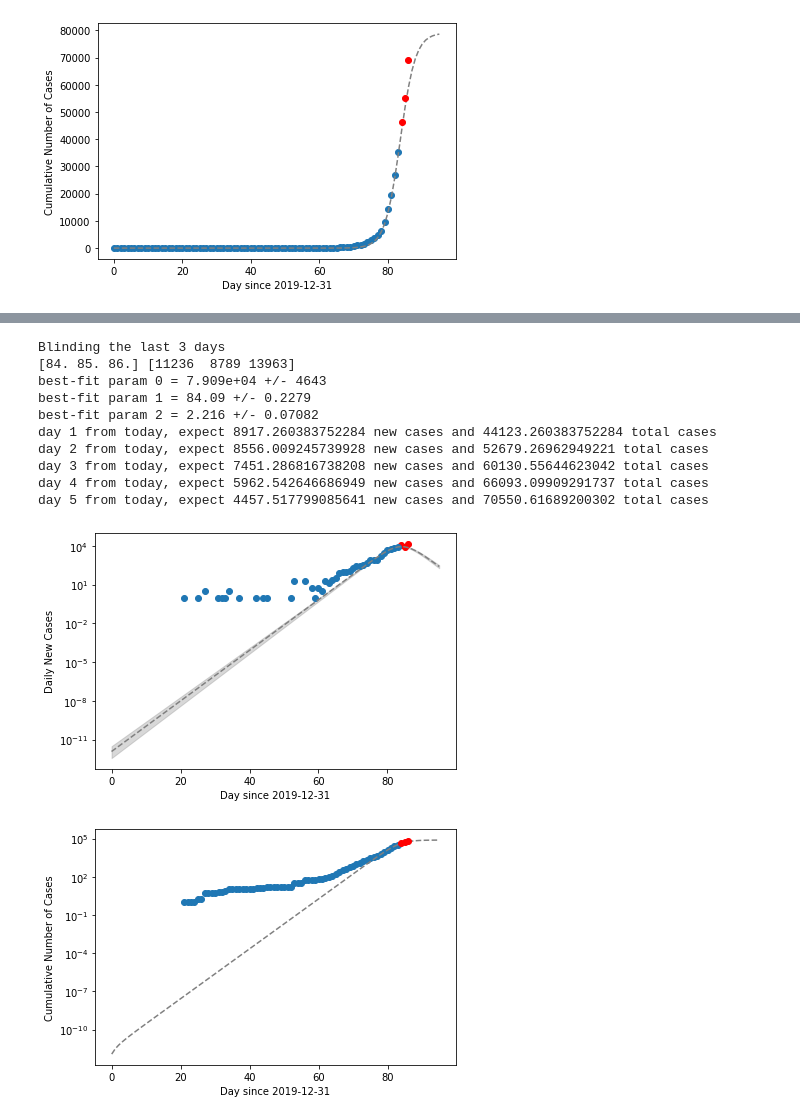
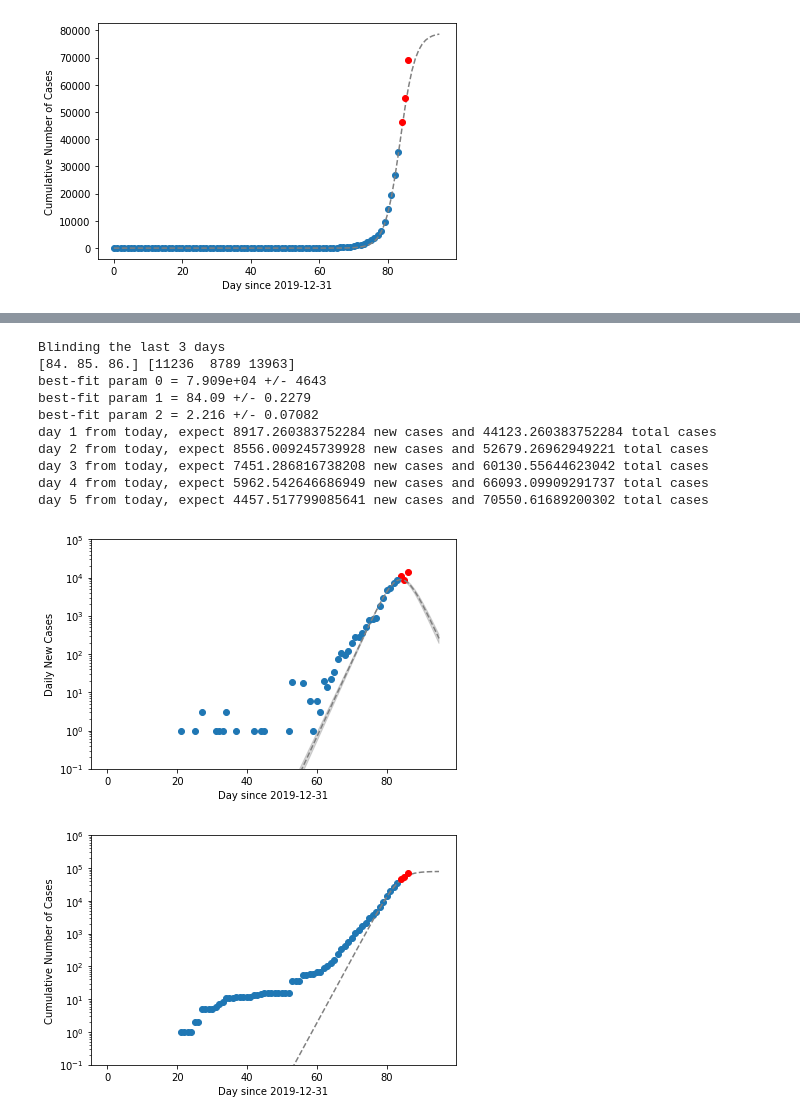
Before and after one commit to qi-feng/corona, a Jupyter notebook: corona.ipynb, the cells around one changed output, grey strips where cells are left out. Cells and saved outputs as stored; diff of their text form; code cells hidden in the pictures.

```diff
--- a/corona.ipynb
+++ b/corona.ipynb
@@ -185,7 +185,8 @@ Text(0, 0.5, 'Daily New Cases')
 [figure]
 # %%
 def check_country(country="China", model=logistic_dNdt, p0=[4000, 35, 5],
-                  blind=0, out_string="COVID_Mar26", ylog=False):
+                  blind=0, out_string="COVID_Mar26",
+                  ylog=False, ylim_new=None, ylim_cum=None):
     dfch = df[df["Countries and territories"]==country]
 
     t0ch = dfch["DateRep"].min()
@@ -219,6 +220,9 @@ def check_country(country="China", model=logistic_dNdt, p0=[4000, 35, 5],
 
     if ylog:
         plt.yscale('log')
+    if ylim_new is not None:
+        plt.ylim(ylim_new)
+
     #set axis labels
     plt.xlabel("Day since 2019-12-31")
     plt.ylabel("Daily New Cases")
@@ -245,6 +249,8 @@ def check_country(country="China", model=logistic_dNdt, p0=[4000, 35, 5],
 
     if ylog:
         plt.yscale('log')
+    if ylim_cum is not None:
+        plt.ylim(ylim_cum)
     plt.tight_layout()
 
     for i in range(5):
@@ -435,18 +443,19 @@ day 5 from today, expect 34119.44612201417 new cases and 114457.41037586071 tota
 # %%
 check_country(country="United_States_of_America", model=logistic_dNdt, p0=[20000, 90, 10],
-              blind=3, out_string="Mar26_logistic_blind3days_semilog", ylog=True)
+              blind=3, out_string="Mar26_logistic_blind3days_semilog", ylog=True,
+              ylim_new=[1e-1, 1e5], ylim_cum=[1e-1, 1e6], )
 # %% [output]
 Blinding the last 3 days
 [84. 85. 86.] [11236  8789 13963]
 best-fit param 0 = 7.909e+04 +/- 4643
 best-fit param 1 = 84.09 +/- 0.2279
 best-fit param 2 = 2.216 +/- 0.07082
 day 1 from today, expect 8917.260383752284 new cases and 44123.260383752284 total cases
 day 2 from today, expect 8556.009245739928 new cases and 52679.26962949221 total cases
 day 3 from today, expect 7451.286816738208 new cases and 60130.55644623042 total cases
 day 4 from today, expect 5962.542646686949 new cases and 66093.09909291737 total cases
 day 5 from today, expect 4457.517799085641 new cases and 70550.61689200302 total cases
-[figure, old version]
+[figure, new version]
-[figure, old version]
+[figure, new version]
 # %%
 import geopandas as gpd
```
Also changed, not shown: parts of 2 cells of this notebook.
